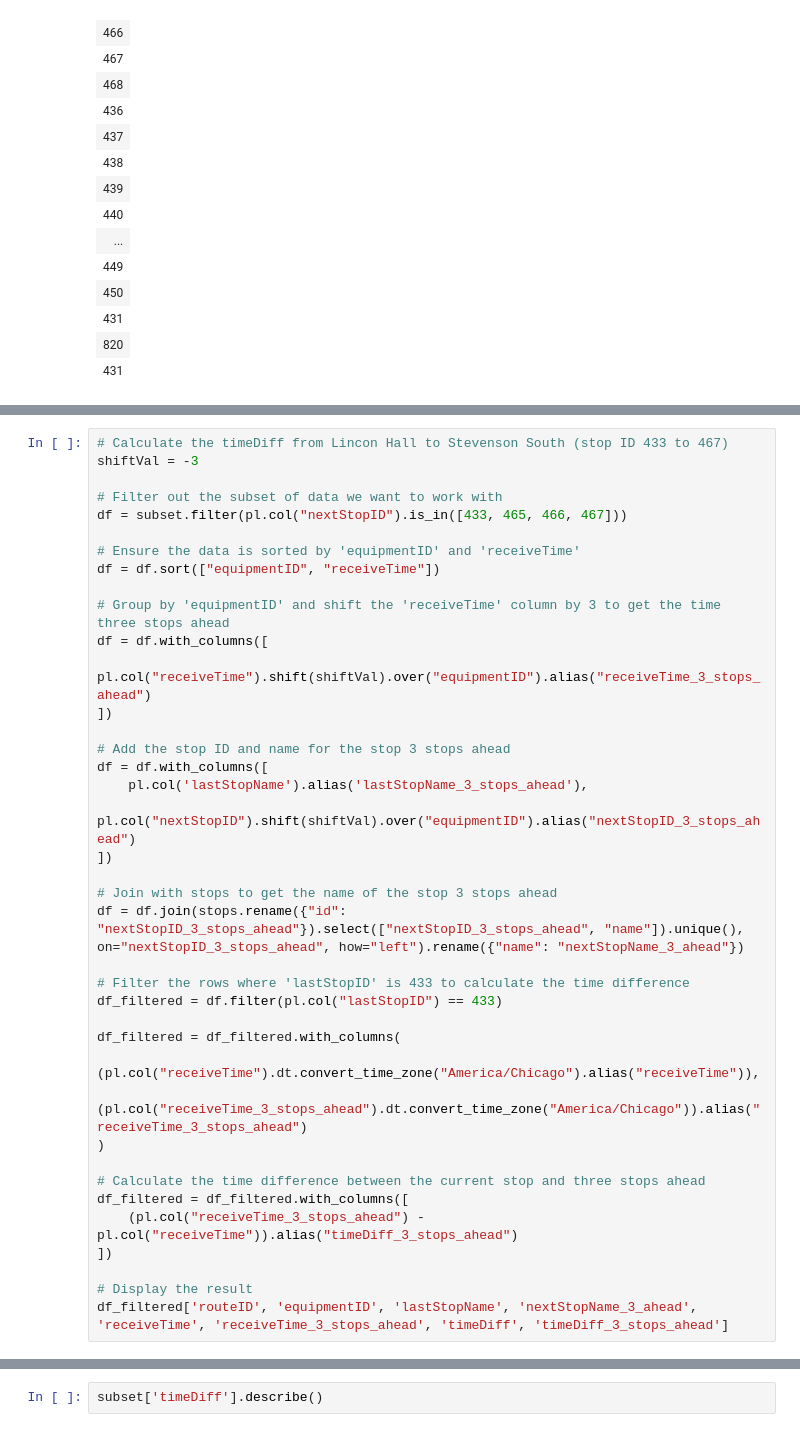
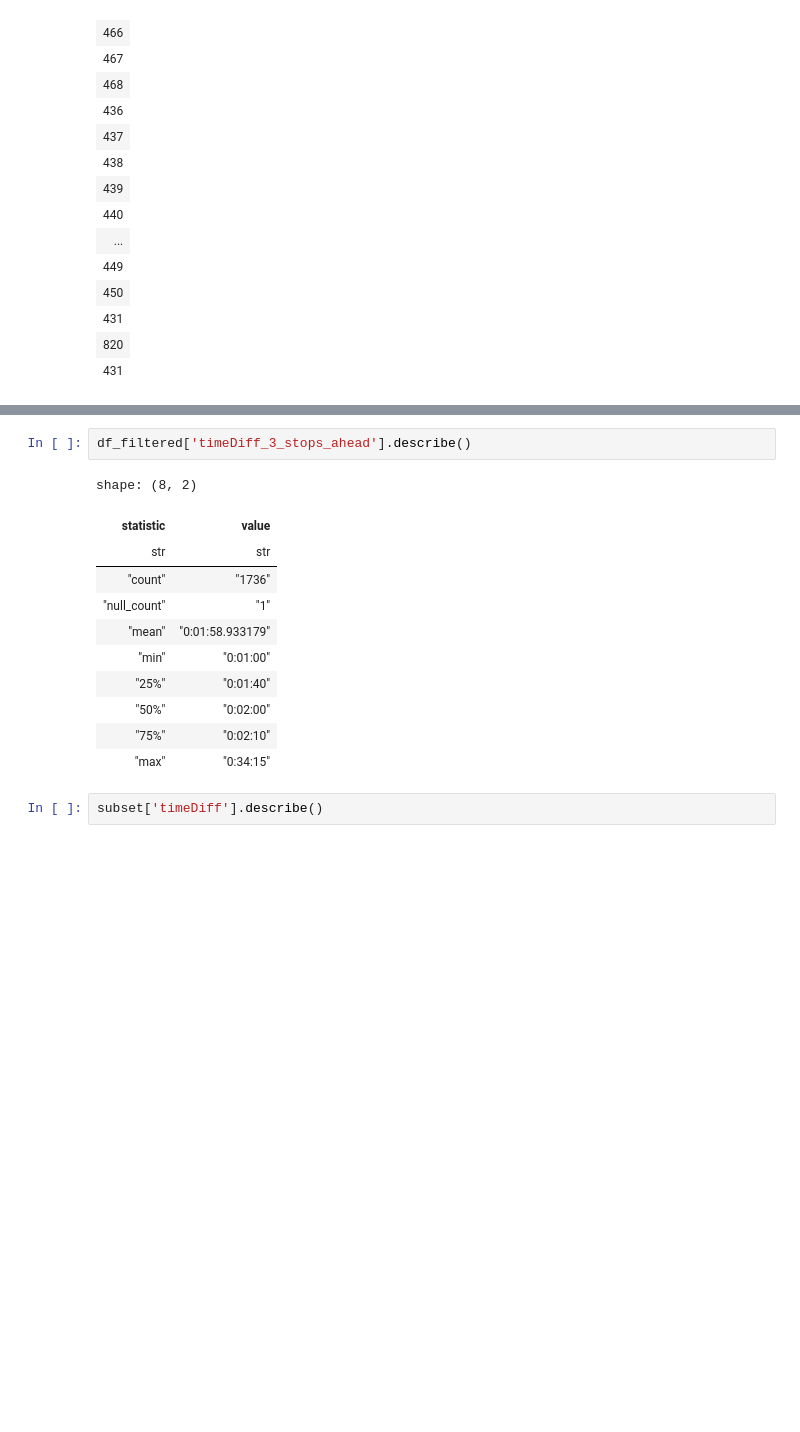
Before and after one commit to shaivilp/Research-Rookies, a Jupyter notebook: data_visualization/predictions.ipynb, the cells around one changed output, grey strips where cells are left out. Cells and saved outputs as stored; diff of their text form; blank space fills up the shorter version.

```diff
--- a/data_visualization/predictions.ipynb
+++ b/data_visualization/predictions.ipynb
@@ -378,39 +414,0 @@ shape: (1_750, 7)
-# %%
-# Calculate the timeDiff from Lincon Hall to Stevenson South (stop ID 433 to 467)
-shiftVal = -3
-
-# Filter out the subset of data we want to work with
-df = subset.filter(pl.col("nextStopID").is_in([433, 465, 466, 467]))
-
-# Ensure the data is sorted by 'equipmentID' and 'receiveTime'
-df = df.sort(["equipmentID", "receiveTime"])
-
-# Group by 'equipmentID' and shift the 'receiveTime' column by 3 to get the time three stops ahead
-df = df.with_columns([
-    pl.col("receiveTime").shift(shiftVal).over("equipmentID").alias("receiveTime_3_stops_ahead")
-])
-
-# Add the stop ID and name for the stop 3 stops ahead
-df = df.with_columns([
-    pl.col('lastStopName').alias('lastStopName_3_stops_ahead'),
-    pl.col("nextStopID").shift(shiftVal).over("equipmentID").alias("nextStopID_3_stops_ahead")
-])
-
-# Join with stops to get the name of the stop 3 stops ahead
-df = df.join(stops.rename({"id": "nextStopID_3_stops_ahead"}).select(["nextStopID_3_stops_ahead", "name"]).unique(), on="nextStopID_3_stops_ahead", how="left").rename({"name": "nextStopName_3_ahead"})
-
-# Filter the rows where 'lastStopID' is 433 to calculate the time difference
-df_filtered = df.filter(pl.col("lastStopID") == 433)
-
-df_filtered = df_filtered.with_columns(
-    (pl.col("receiveTime").dt.convert_time_zone("America/Chicago").alias("receiveTime")),
-    (pl.col("receiveTime_3_stops_ahead").dt.convert_time_zone("America/Chicago")).alias("receiveTime_3_stops_ahead")
-)
-
-# Calculate the time difference between the current stop and three stops ahead
-df_filtered = df_filtered.with_columns([
-    (pl.col("receiveTime_3_stops_ahead") - pl.col("receiveTime")).alias("timeDiff_3_stops_ahead")
-])
-
-# Display the result
-df_filtered['routeID', 'equipmentID', 'lastStopName', 'nextStopName_3_ahead', 'receiveTime', 'receiveTime_3_stops_ahead', 'timeDiff', 'timeDiff_3_stops_ahead']
@@ -437,3 +415,17 @@ shape: (1_737, 8)
+# %%
+df_filtered['timeDiff_3_stops_ahead'].describe()
+# %% [output]
+shape: (8, 2)
+| statistic | value |
+| str | str |
+| "count" | "1736" |
+| "null_count" | "1" |
+| "mean" | "0:01:58.933179" |
+| "min" | "0:01:00" |
+| "25%" | "0:01:40" |
+| "50%" | "0:02:00" |
+| "75%" | "0:02:10" |
+| "max" | "0:34:15" |
 # %%
 subset['timeDiff'].describe()
 # %% [output]
```
Also changed, not shown: parts of 11 cells of this notebook.
